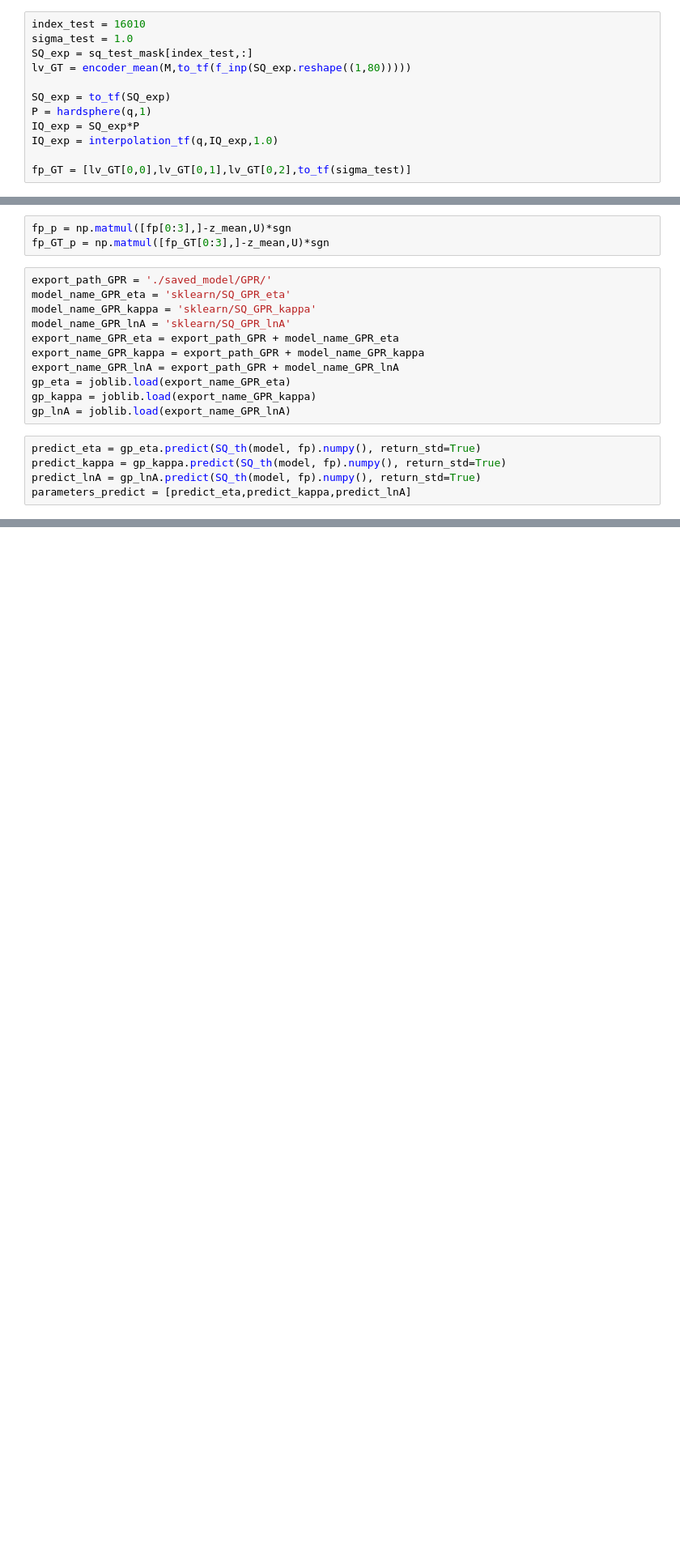
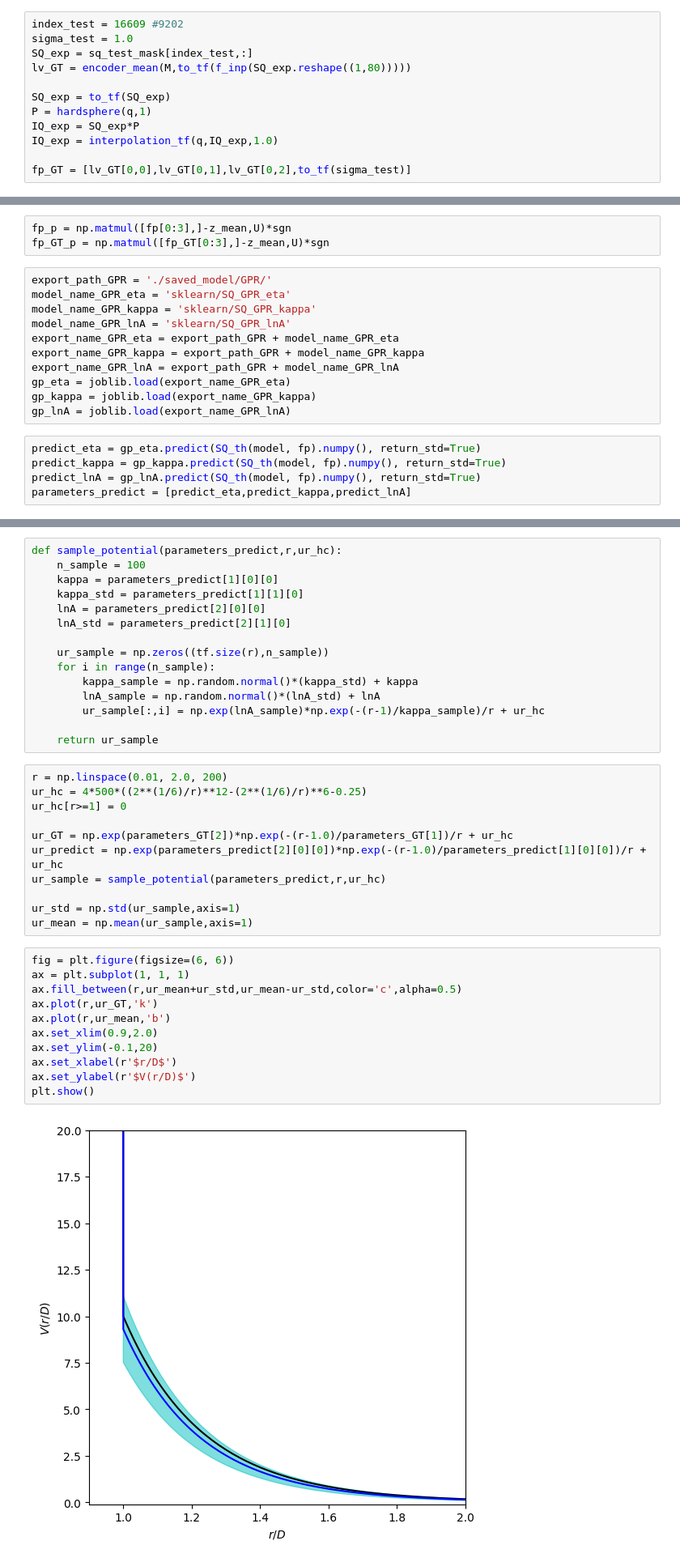
Before and after one commit to ch-tung/SQ_VAE, a Jupyter notebook: Fit_cVAE_sigma.ipynb, the cells around one changed output, grey strips where cells are left out. Shown at 81% size. Saved outputs shown, nothing was run; the diff lists cells and outputs as text; blank space fills up the shorter version.

```diff
--- a/Fit_cVAE_sigma.ipynb
+++ b/Fit_cVAE_sigma.ipynb
@@ -331,7 +340,7 @@ def generate_image(model, IQ_exp, fp, epoch=0):
 # %% [markdown]
 ## Pick an I(Q) and test
 # %%
-index_test = 16010
+index_test = 16609 #9202
 sigma_test = 1.0
 SQ_exp = sq_test_mask[index_test,:]
 lv_GT = encoder_mean(M,to_tf(f_inp(SQ_exp.reshape((1,80)))))
@@ -507,0 +506,39 @@ with np.load(export_path +'lv_SVD_batch32.npz') as data:
+# %%
+def sample_potential(parameters_predict,r,ur_hc):
+    n_sample = 100
+    kappa = parameters_predict[1][0][0]
+    kappa_std = parameters_predict[1][1][0]
+    lnA = parameters_predict[2][0][0]
+    lnA_std = parameters_predict[2][1][0]
+
+    ur_sample = np.zeros((tf.size(r),n_sample))
+    for i in range(n_sample):
+        kappa_sample = np.random.normal()*(kappa_std) + kappa
+        lnA_sample = np.random.normal()*(lnA_std) + lnA
+        ur_sample[:,i] = np.exp(lnA_sample)*np.exp(-(r-1)/kappa_sample)/r + ur_hc
+
+    return ur_sample
+# %%
+r = np.linspace(0.01, 2.0, 200)
+ur_hc = 4*500*((2**(1/6)/r)**12-(2**(1/6)/r)**6-0.25)
+ur_hc[r>=1] = 0
+
+ur_GT = np.exp(parameters_GT[2])*np.exp(-(r-1.0)/parameters_GT[1])/r + ur_hc
+ur_predict = np.exp(parameters_predict[2][0][0])*np.exp(-(r-1.0)/parameters_predict[1][0][0])/r + ur_hc
+ur_sample = sample_potential(parameters_predict,r,ur_hc)
+
+ur_std = np.std(ur_sample,axis=1)
+ur_mean = np.mean(ur_sample,axis=1)
+# %%
+fig = plt.figure(figsize=(6, 6))
+ax = plt.subplot(1, 1, 1)
+ax.fill_between(r,ur_mean+ur_std,ur_mean-ur_std,color='c',alpha=0.5)
+ax.plot(r,ur_GT,'k')
+ax.plot(r,ur_mean,'b')
+ax.set_xlim(0.9,2.0)
+ax.set_ylim(-0.1,20)
+ax.set_xlabel(r'$r/D$')
+ax.set_ylabel(r'$V(r/D)$')
+plt.show()
+# %% [output]
+[figure, added]
```
Also changed, not shown: parts of 20 cells of this notebook.
